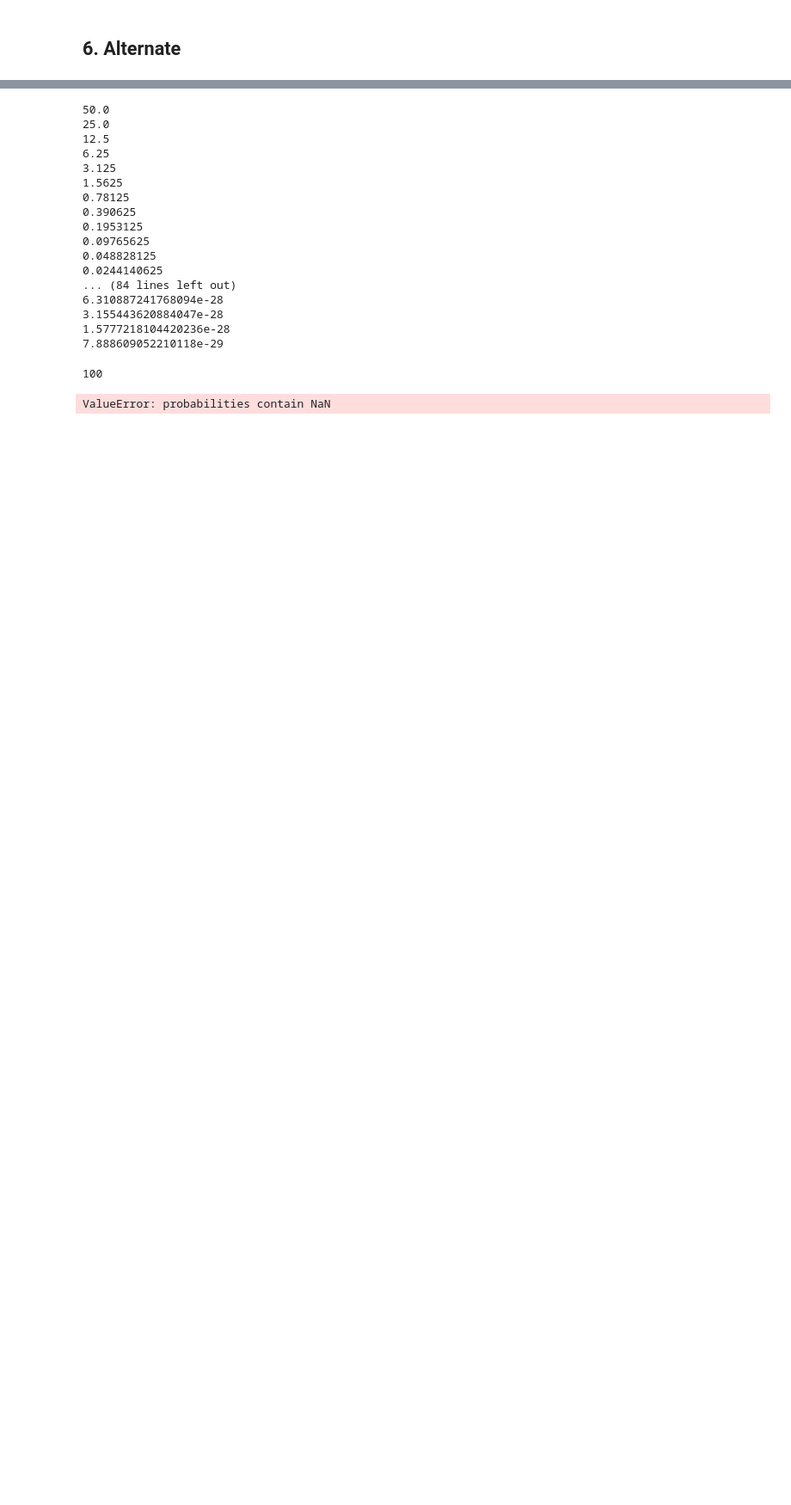
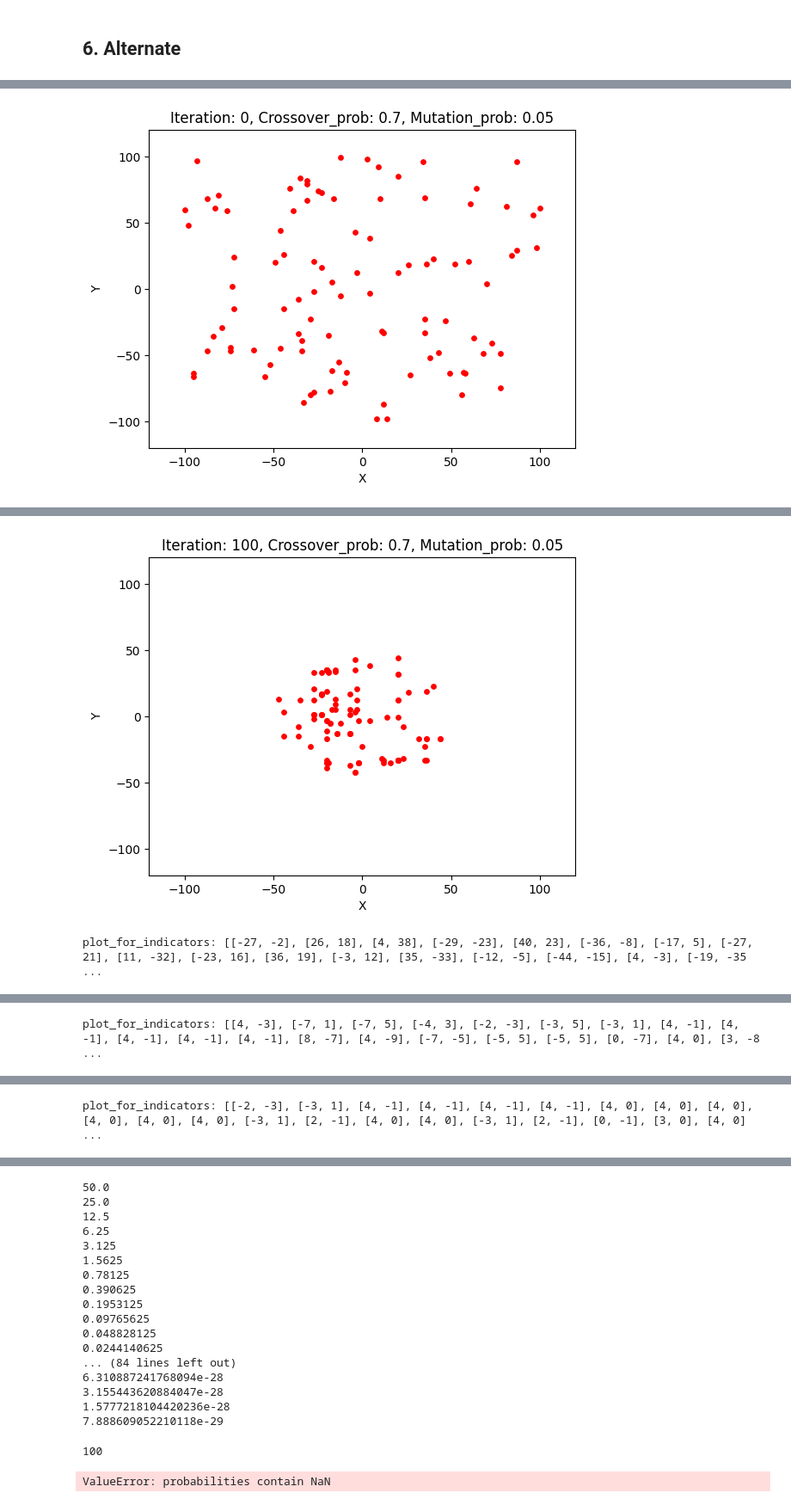
Before and after one commit to DonghoonKwon/TIL_1hour, a Jupyter notebook: GENETIC_ALGORITHM/genetic_algorithm-240412.ipynb, the cells around one changed output, grey strips where cells are left out. Shown at 86% size. Cells and saved outputs as stored; diff of their text form; code cells hidden in the pictures; blank space fills up the shorter version.

```diff
--- a/GENETIC_ALGORITHM/genetic_algorithm-240412.ipynb
+++ b/GENETIC_ALGORITHM/genetic_algorithm-240412.ipynb
@@ -345,0 +433,19 @@ print(solution_set[selected_pop[1]])
+# %%
+"""
+Take coordinates under dimension
+"""
+def take_coordinates(solution_set):
+
+    x_set = []
+    for sol_idx in range(0, len(solution_set)):
+
+        sum = 0
+        x_tmp = []
+        if function_selected == 'Sphere':
+            for dim in range(0,dimension):
+                x_tmp.append(chromosome_bin_to_decimal(solution_set[sol_idx][dim]))
+            x_set.append(x_tmp)
+
+    return x_set
+
+    # return value_set
@@ -349,8 +487,10 @@ print(solution_set[selected_pop[1]])
 """
 Generate intial population
 """
+list_for_plot = []
+
+#
 solution_set = []
-
 successful_pop = 1
 while successful_pop <= num_pop:
 
@@ -361,7 +501,7 @@ while successful_pop <= num_pop:
         temp_chromosome = generate_random_solution(size)
         val = chromosome_bin_to_decimal(temp_chromosome)
 
-        # Warm initial solution
+        # for the warm initial solution: -100 ~ +100
         if (val >= -100) &  (val <= 100):
             temp_solution_set.append(temp_chromosome)
             success_dim = success_dim + 1
@@ -375,11 +515,13 @@ while successful_pop <= num_pop:
     # Update
     successful_pop = successful_pop + 1
 
-best_solution = []
-min_best_val = 9999999999999999
+iteration = 0
+basis_plot(solution_set, iteration)
+
+
 
 iteration = 1
-while iteration <= 2000:
+while iteration <= 1000:
 
     """
     Set the roulette-wheel and select two individual solutions
@@ -400,44 +542,46 @@ while iteration <= 2000:
     solution_1 = solution_set[selected_pop[0]]
     solution_2 = solution_set[selected_pop[1]]
     # print(f'current\n{solution_1}\n{solution_2}')
 
     if random.random() <= crossover_prob:
         new_solution_1, new_solution_2 = execute_crossover_standard(solution_1, solution_2)
         # print(f'new\n{new_solution_1}\n{new_solution_2}')
 
     """
     Execute muatation with crossover probability: select only one solution between two solutions
     """
 
     # print(f'current\n{new_solution_1}\n{new_solution_2}')
-    if random.random() <= 1: # mutation_prob
+    if random.random() <= mutation_prob: # mutation_prob
         new_solution_1, new_solution_2 = execute_mutation_standard(new_solution_1, new_solution_2)
     # print(f'current\n{new_solution_1}\n{new_solution_2}')
 
 
     """
-    Alternative I
+    Alternative II
     """
-
-    # print(solution_set[selected_pop[0]])
-    # print(solution_set[selected_pop[1]])
-
-    solution_set[selected_pop[0]] = new_solution_1
-    solution_set[selected_pop[1]] = new_solution_2
-    # print("\n")
-
-    # print(solution_set[selected_pop[0]])
-    # print(solution_set[selected_pop[1]])
+    solution_set = alternative_2(solution_set, new_solution_1, new_solution_2)
 
 
     """
     Evaluation
     """
-
     iterative_solution_set = calculate_objective_function(solution_set)
 
-    print(f'{iteration} | Best solution {solution_set[iterative_solution_set.index(min(iterative_solution_set))]}, value: {min(iterative_solution_set)}, index: {iterative_solution_set.index(min(iterative_solution_set))}')
+    # print(f'{iteration} | Best solution {solution_set[iterative_solution_set.index(min(iterative_solution_set))]}, value: {min(iterative_solution_set)}, index: {iterative_solution_set.index(min(iterative_solution_set))}')
+    list_for_plot.append(min(iterative_solution_set))
+
+    """
+    Basis plot
+    """
+    if iteration%100 == 0:
+        basis_plot(solution_set, iteration)
+
+
+
+
 
     # Update
     iteration = iteration + 1
 # %% [output]
+[figure, added]
@@ -460,0 +589,2 @@ while iteration <= 2000:
+[figure, added]
+plot_for_indicators: [[-27, -2], [26, 18], [4, 38], [-29, -23], [40, 23], [-36, -8], [-17, 5], [-27, 21], [11, -32], [-23, 16], [36, 19], [-3, 12], [35, -33], [-12, -5], [-44, -15], [4, -3], [-19, -35 ...
@@ -460,0 +592 @@ while iteration <= 2000:
+plot_for_indicators: [[4, -3], [-7, 1], [-7, 5], [-4, 3], [-2, -3], [-3, 5], [-3, 1], [4, -1], [4, -1], [4, -1], [4, -1], [4, -1], [8, -7], [4, -9], [-7, -5], [-5, 5], [-5, 5], [0, -7], [4, 0], [3, -8 ...
@@ -460,0 +594 @@ while iteration <= 2000:
+plot_for_indicators: [[-2, -3], [-3, 1], [4, -1], [4, -1], [4, -1], [4, -1], [4, 0], [4, 0], [4, 0], [4, 0], [4, 0], [4, 0], [-3, 1], [2, -1], [4, 0], [4, 0], [-3, 1], [2, -1], [0, -1], [3, 0], [4, 0] ...
```
Also changed, not shown: parts of 31 cells of this notebook.
